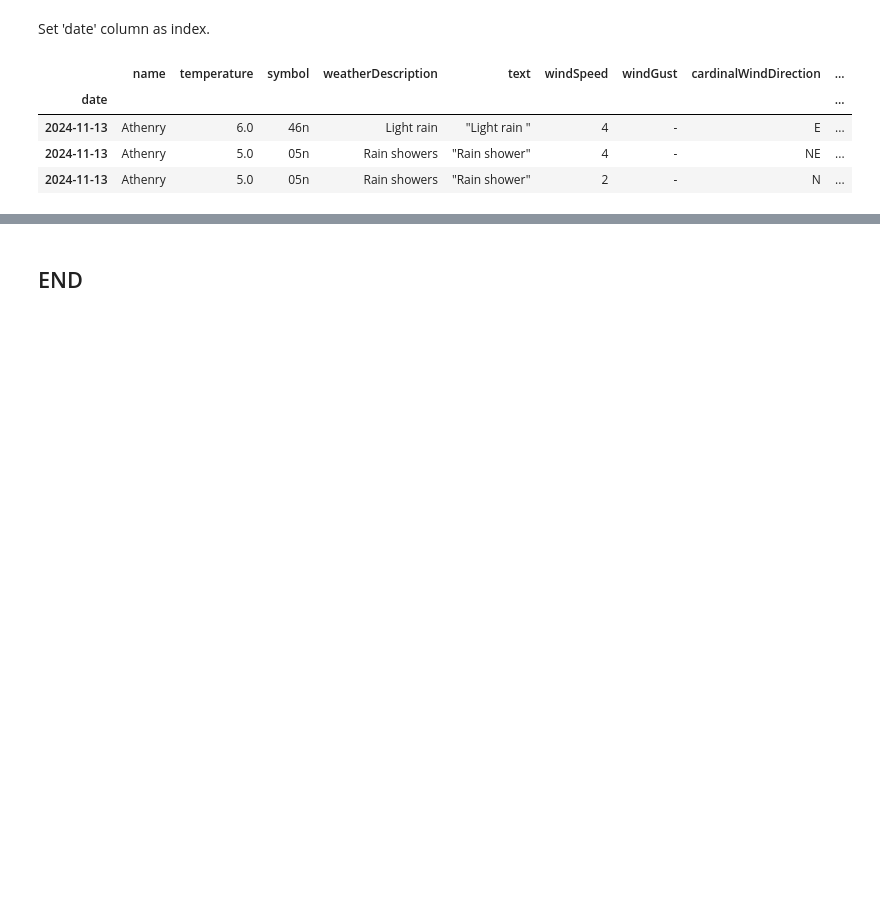
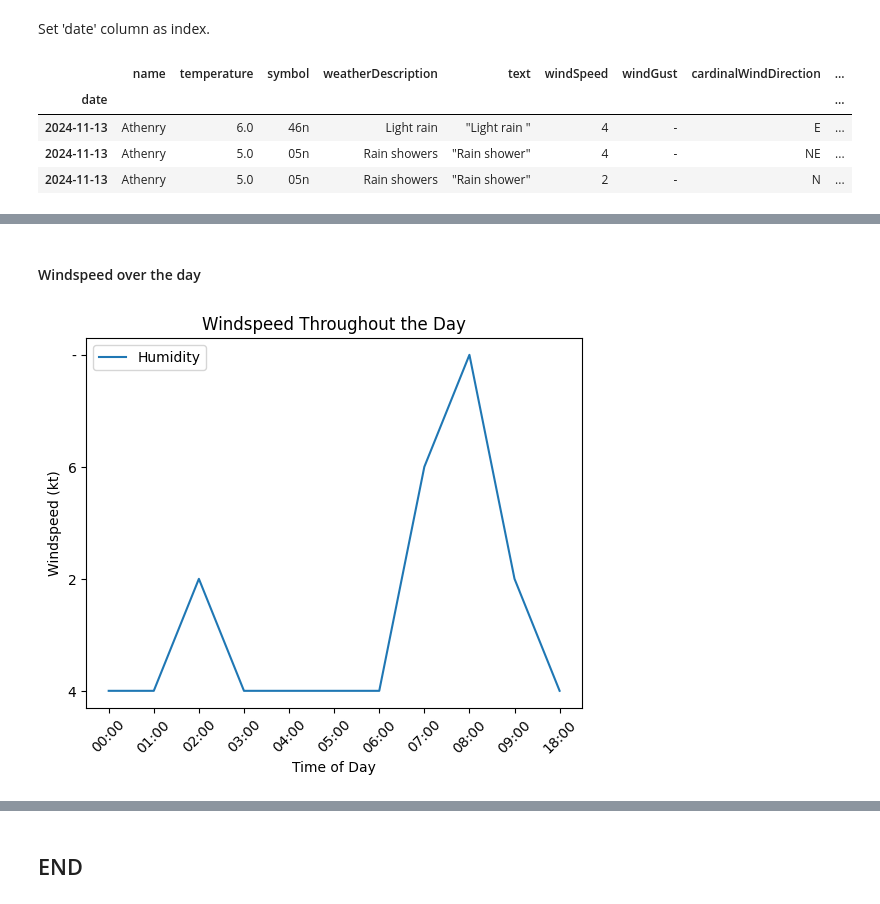
Before and after one commit to PCM11/computer-infrastructure, a Jupyter notebook: weather.ipynb, the cells around one changed output, grey strips where cells are left out. Cells and saved outputs as stored; diff of their text form; code cells hidden in the pictures; blank space fills up the shorter version.

```diff
--- a/weather.ipynb
+++ b/weather.ipynb
@@ -234,0 +246,14 @@ sns.lineplot(data=df, x='reportTime', y='windSpeed')
+# %% [markdown]
+#### Windspeed over the day
+# %%
+# Plot windspeed over time
+
+plt.plot(df['reportTime'], df['windSpeed'], label='Humidity', color='tab:blue')
+plt.xlabel('Time of Day')
+plt.ylabel('Windspeed (kt)')
+plt.title("Windspeed Throughout the Day")
+plt.xticks(rotation=45)
+plt.legend()
+plt.show()
+# %% [output]
+[figure, added]
```
Also changed, not shown: parts of 39 cells of this notebook, 1 other file.
